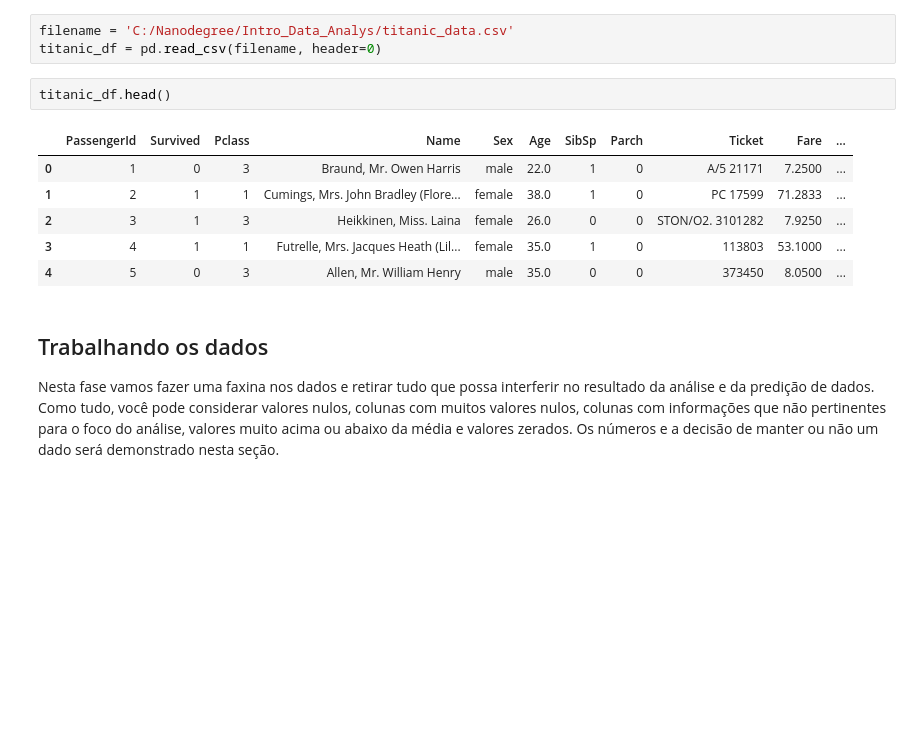
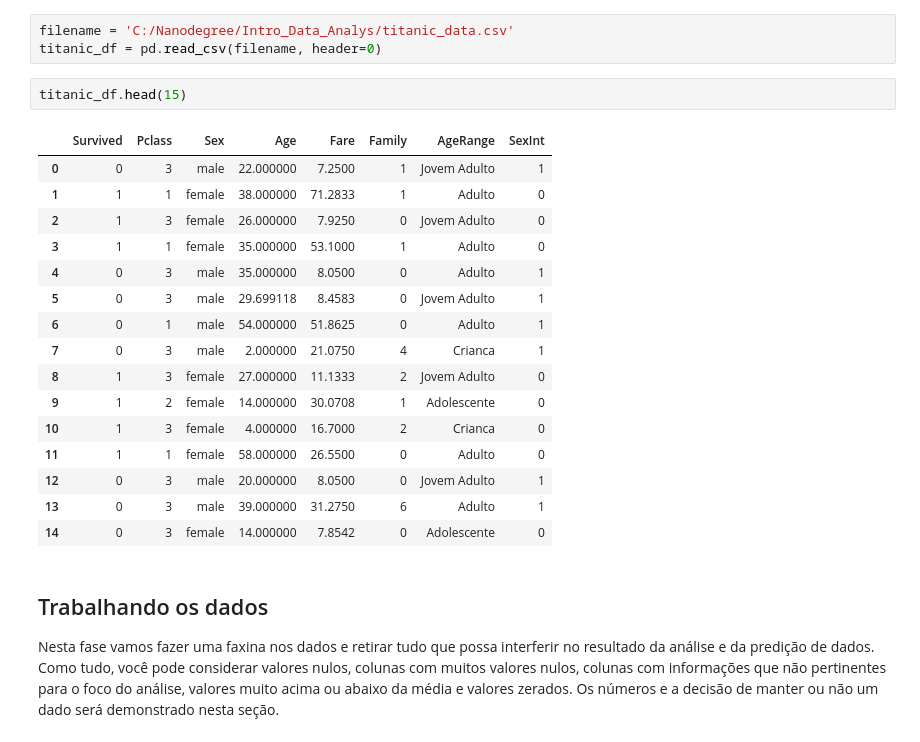
Before and after one commit to liebycardoso/Data_Analysis, a Jupyter notebook: Titanic.ipynb, the cells around one changed output. Drawn from its saved outputs; the diff is of its cells as text; blank space fills up the shorter version.

```diff
--- a/Titanic.ipynb
+++ b/Titanic.ipynb
@@ -35,14 +35,24 @@ from sklearn import  model_selection, tree, preprocessing, metrics
 filename = 'C:/Nanodegree/Intro_Data_Analys/titanic_data.csv'
 titanic_df = pd.read_csv(filename, header=0)
 # %%
-titanic_df.head()
+titanic_df.head(15)
 # %% [output]
-|  | PassengerId | Survived | Pclass | Name | Sex | Age | SibSp | Parch | Ticket | Fare | ... |
-| 0 | 1 | 0 | 3 | Braund, Mr. Owen Harris | male | 22.0 | 1 | 0 | A/5 21171 | 7.2500 | ... |
-| 1 | 2 | 1 | 1 | Cumings, Mrs. John Bradley (Flore... | female | 38.0 | 1 | 0 | PC 17599 | 71.2833 | ... |
-| 2 | 3 | 1 | 3 | Heikkinen, Miss. Laina | female | 26.0 | 0 | 0 | STON/O2. 3101282 | 7.9250 | ... |
-| 3 | 4 | 1 | 1 | Futrelle, Mrs. Jacques Heath (Lil... | female | 35.0 | 1 | 0 | 113803 | 53.1000 | ... |
-| 4 | 5 | 0 | 3 | Allen, Mr. William Henry | male | 35.0 | 0 | 0 | 373450 | 8.0500 | ... |
+|  | Survived | Pclass | Sex | Age | Fare | Family | AgeRange | SexInt |
+| 0 | 0 | 3 | male | 22.000000 | 7.2500 | 1 | Jovem Adulto | 1 |
+| 1 | 1 | 1 | female | 38.000000 | 71.2833 | 1 | Adulto | 0 |
+| 2 | 1 | 3 | female | 26.000000 | 7.9250 | 0 | Jovem Adulto | 0 |
+| 3 | 1 | 1 | female | 35.000000 | 53.1000 | 1 | Adulto | 0 |
+| 4 | 0 | 3 | male | 35.000000 | 8.0500 | 0 | Adulto | 1 |
+| 5 | 0 | 3 | male | 29.699118 | 8.4583 | 0 | Jovem Adulto | 1 |
+| 6 | 0 | 1 | male | 54.000000 | 51.8625 | 0 | Adulto | 1 |
+| 7 | 0 | 3 | male | 2.000000 | 21.0750 | 4 | Crianca | 1 |
+| 8 | 1 | 3 | female | 27.000000 | 11.1333 | 2 | Jovem Adulto | 0 |
+| 9 | 1 | 2 | female | 14.000000 | 30.0708 | 1 | Adolescente | 0 |
+| 10 | 1 | 3 | female | 4.000000 | 16.7000 | 2 | Crianca | 0 |
+| 11 | 1 | 1 | female | 58.000000 | 26.5500 | 0 | Adulto | 0 |
+| 12 | 0 | 3 | male | 20.000000 | 8.0500 | 0 | Jovem Adulto | 1 |
+| 13 | 0 | 3 | male | 39.000000 | 31.2750 | 6 | Adulto | 1 |
+| 14 | 0 | 3 | female | 14.000000 | 7.8542 | 0 | Adolescente | 0 |
 # %% [markdown]
 ## Trabalhando os dados
 
```
Also changed, not shown: parts of 22 cells of this notebook.
